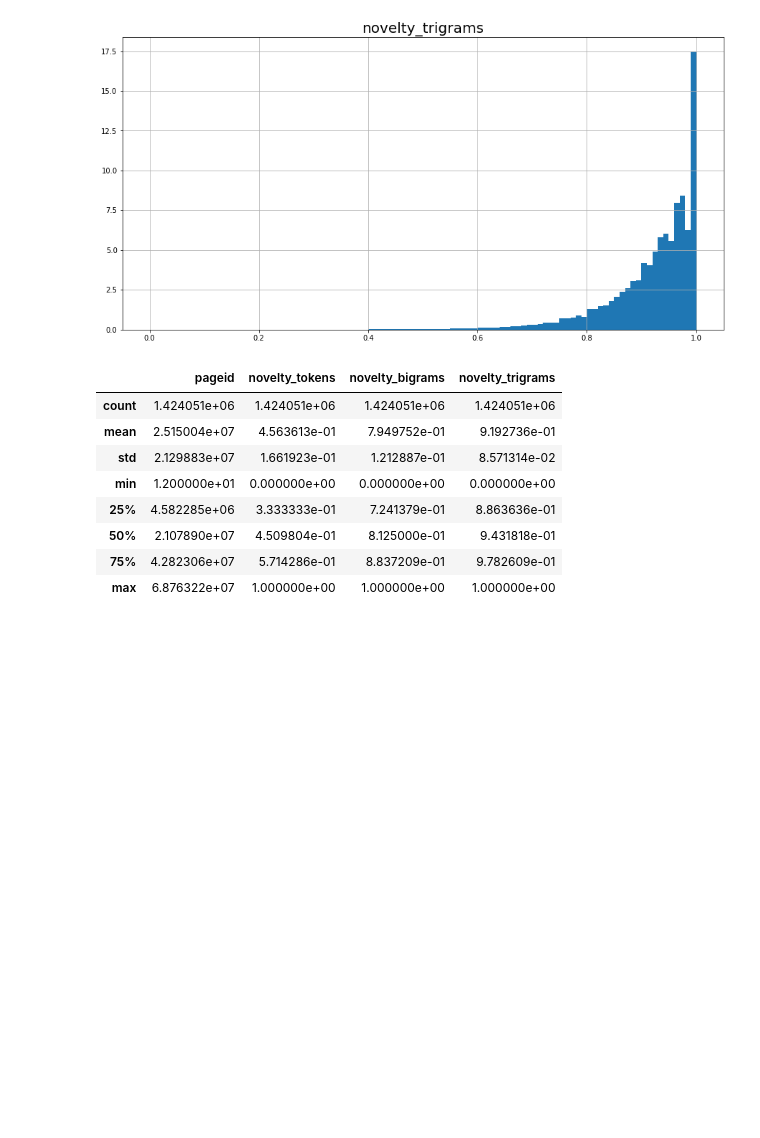
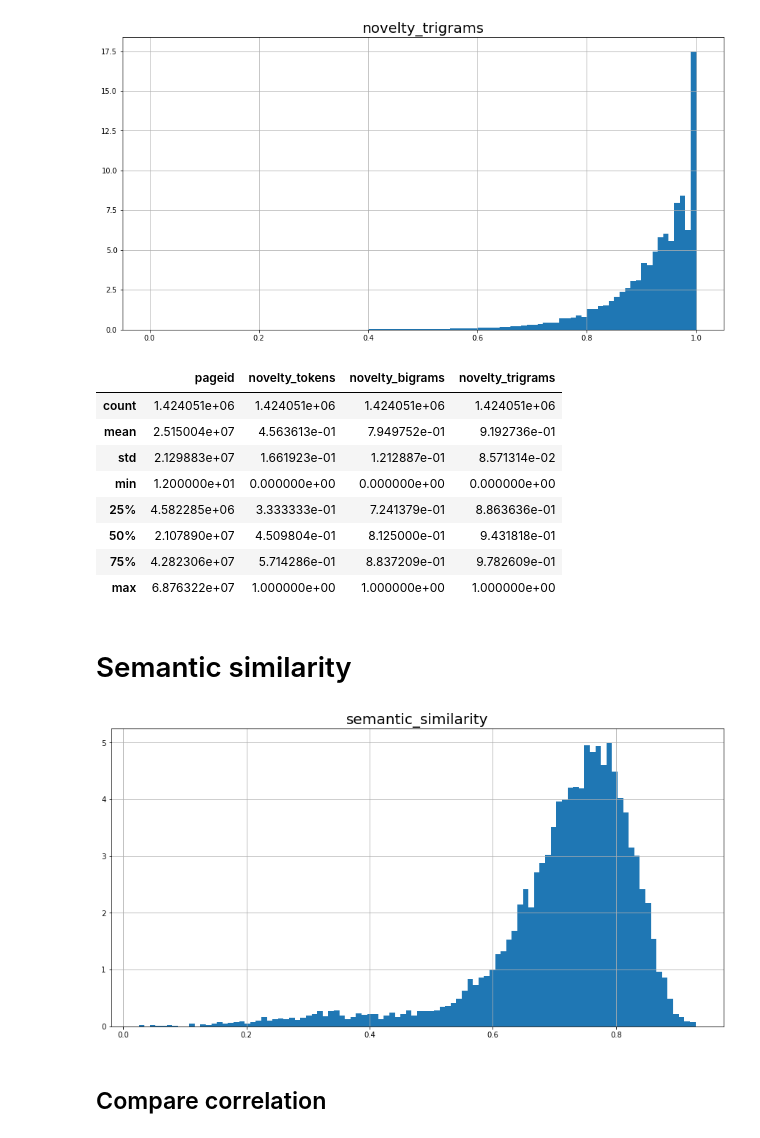
Before and after one commit to IvanRoblesMunoz/document_information_extraction, a Jupyter notebook: notebooks/EDA/02.score-threshold.ipynb, the cells around one changed output. Cells and saved outputs as stored; diff of their text form; code cells hidden in the pictures; blank space fills up the shorter version.

```diff
--- a/notebooks/EDA/02.score-threshold.ipynb
+++ b/notebooks/EDA/02.score-threshold.ipynb
@@ -60,3 +61,25 @@ novelty_df.describe()
 | 50% | 2.107890e+07 | 4.509804e-01 | 8.125000e-01 | 9.431818e-01 |
 | 75% | 4.282306e+07 | 5.714286e-01 | 8.837209e-01 | 9.782609e-01 |
 | max | 6.876322e+07 | 1.000000e+00 | 1.000000e+00 | 1.000000e+00 |
+# %% [markdown]
+# Semantic similarity
+# %%
+query = """
+    SELECT *
+    FROM wiki_article_cosine_similarity
+"""
+# %%
+semantic_sim_df = retrieve_query(query, out_f=TEMP_DB)  # SQL_WIKI_DUMP
+semantic_sim_df = pd.DataFrame(
+    semantic_sim_df,
+    columns=["pageid", "semantic_similarity"],
+)
+# %%
+plt.figure(figsize=(15, 7.5))
+plt.title("semantic_similarity", fontsize=20)
+semantic_sim_df["semantic_similarity"].hist(bins=100, density=True)
+plt.show()
+# %% [output]
+[figure, added]
+# %% [markdown]
+## Compare correlation
```
Also changed, not shown: parts of 7 cells of this notebook, 3 other files.
